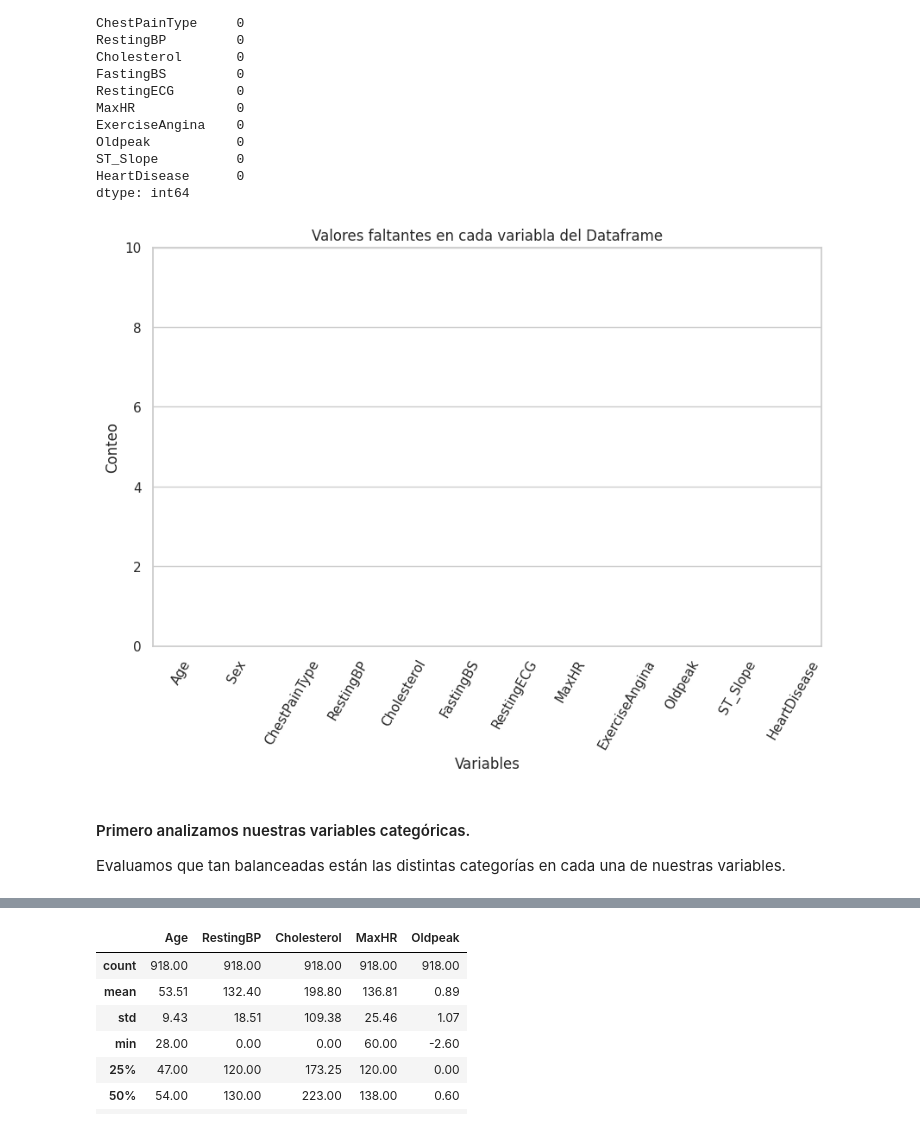
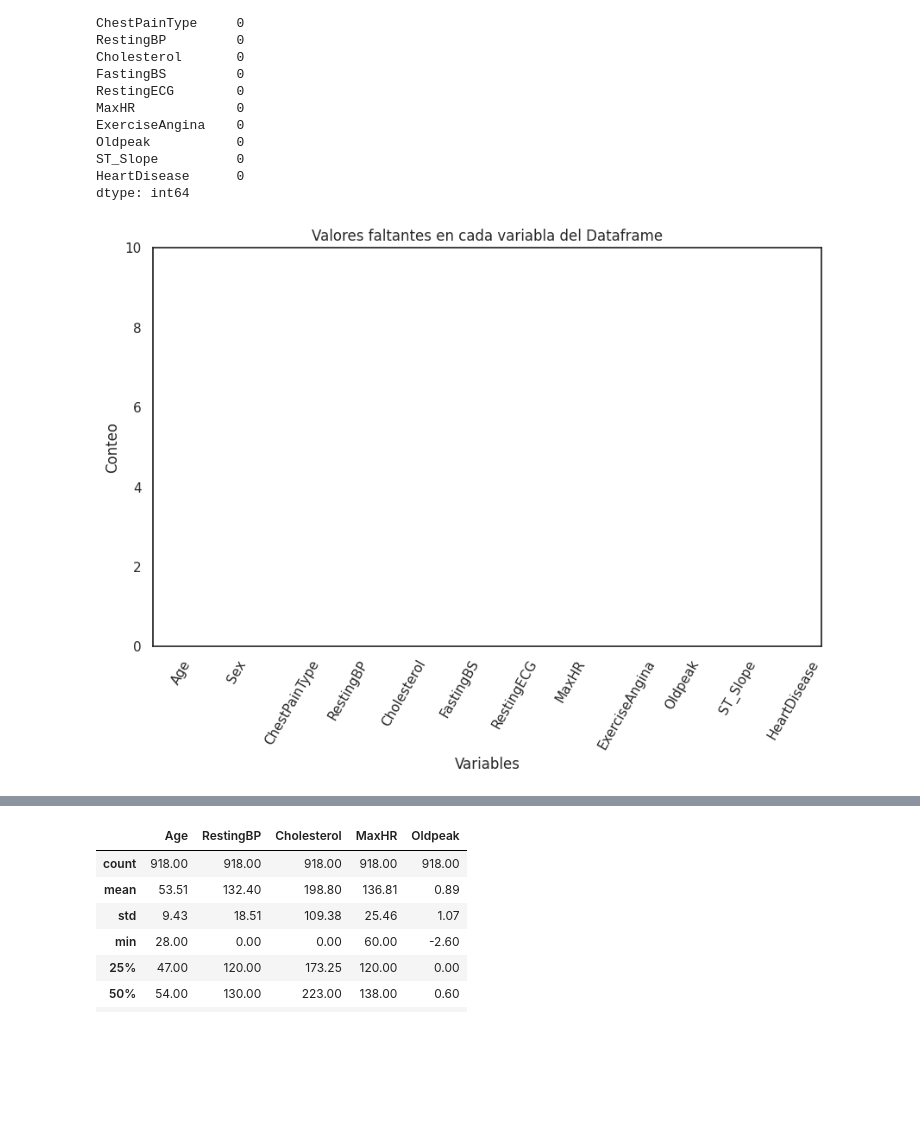
Before and after one commit to josemal98/Proyecto_ML_BEDU, a Jupyter notebook: Notebooks/josecarlos.ipynb, the cells around one changed output, grey strips where cells are left out. Cells and saved outputs as stored; diff of their text form; code cells hidden in the pictures; blank space fills up the shorter version.

```diff
--- a/Notebooks/josecarlos.ipynb
+++ b/Notebooks/josecarlos.ipynb
@@ -75,26 +85,22 @@ dtype: int64
 # %%
 
 # Configura el estilo de Seaborn
-sns.set(style="whitegrid")
+sns.set(style="white")
 
 # Calcula la cantidad de valores faltantes en cada variable
 missing_values = df.isna().sum()
 
 # Crea la gráfica de barras
 plt.figure(figsize=(10, 6))
 sns.barplot(x=missing_values.index, y=missing_values.values)
 plt.xlabel('Variables')
 plt.ylabel('Conteo')
 plt.xticks(rotation=60)  # Rotar las etiquetas del eje x para que sean legibles
 plt.title('Valores faltantes en cada variabla del Dataframe')
 
 # Establece los límites del eje y de 0 a 10
 plt.ylim(0, 10)
 
 plt.show()
 # %% [output]
-[figure, old version]
+[figure, new version]
-# %% [markdown]
-#### Primero analizamos nuestras variables categóricas.
-
-Evaluamos que tan balanceadas están las distintas categorías en cada una de nuestras variables.
```
Also changed, not shown: parts of 23 cells of this notebook.
